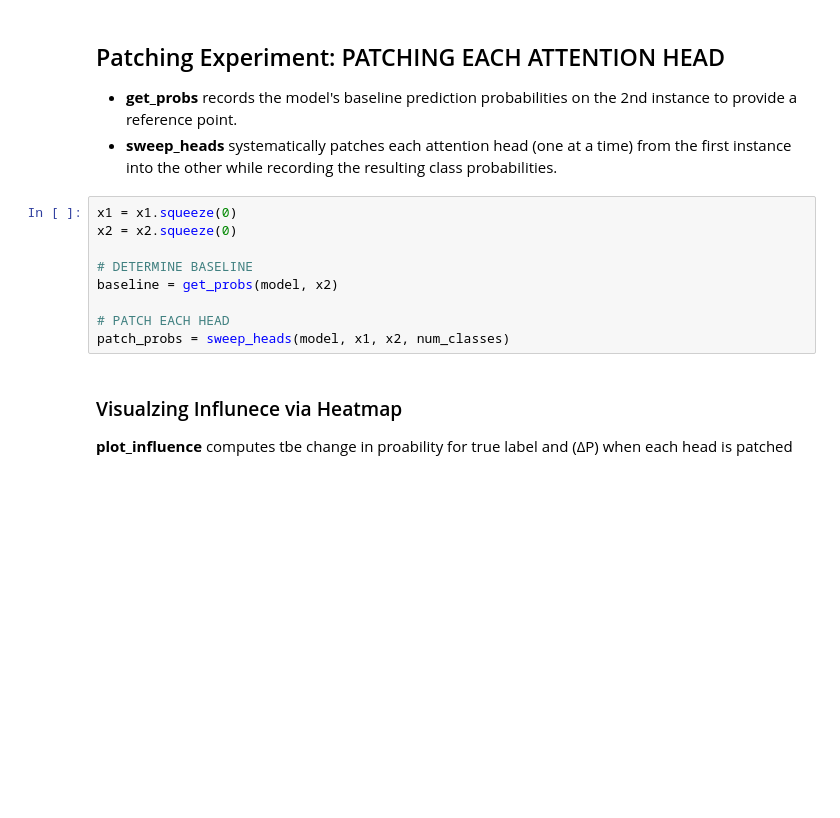
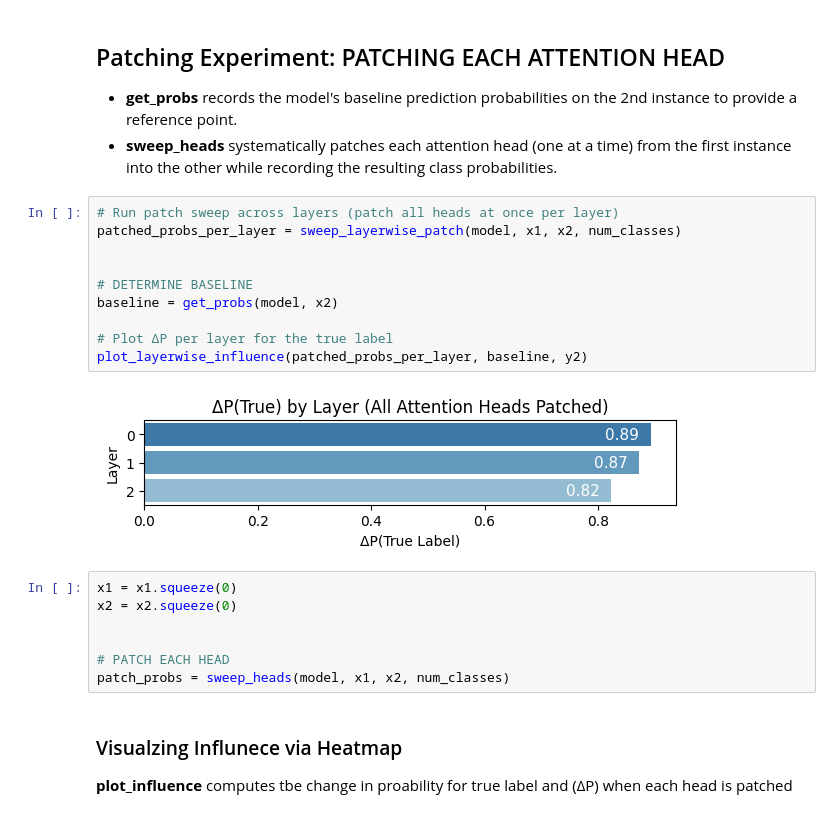
Before and after one commit to mathiisk/TSTpatching, a Jupyter notebook: TSTpatching.ipynb, the cells around one changed output. Saved outputs shown, nothing was run; the diff lists cells and outputs as text; blank space fills up the shorter version.

```diff
--- a/TSTpatching.ipynb
+++ b/TSTpatching.ipynb
@@ -215,12 +247,22 @@ plt.show()
 ## Patching Experiment: PATCHING EACH ATTENTION HEAD
 - **get_probs** records the model's baseline prediction probabilities on the 2nd instance to provide a reference point.
 - **sweep_heads** systematically patches each attention head (one at a time) from the first instance into the other while recording the resulting class probabilities.
+# %%
+# Run patch sweep across layers (patch all heads at once per layer)
+patched_probs_per_layer = sweep_layerwise_patch(model, x1, x2, num_classes)
+
+
+# DETERMINE BASELINE
+baseline = get_probs(model, x2)
+
+# Plot ΔP per layer for the true label
+plot_layerwise_influence(patched_probs_per_layer, baseline, y2)
+# %% [output]
+[figure, added]
 # %%
 x1 = x1.squeeze(0)
 x2 = x2.squeeze(0)
 
-# DETERMINE BASELINE
-baseline = get_probs(model, x2)
 
 # PATCH EACH HEAD
 patch_probs = sweep_heads(model, x1, x2, num_classes)
```
Also changed, not shown: parts of 6 cells of this notebook, 2 other files.
